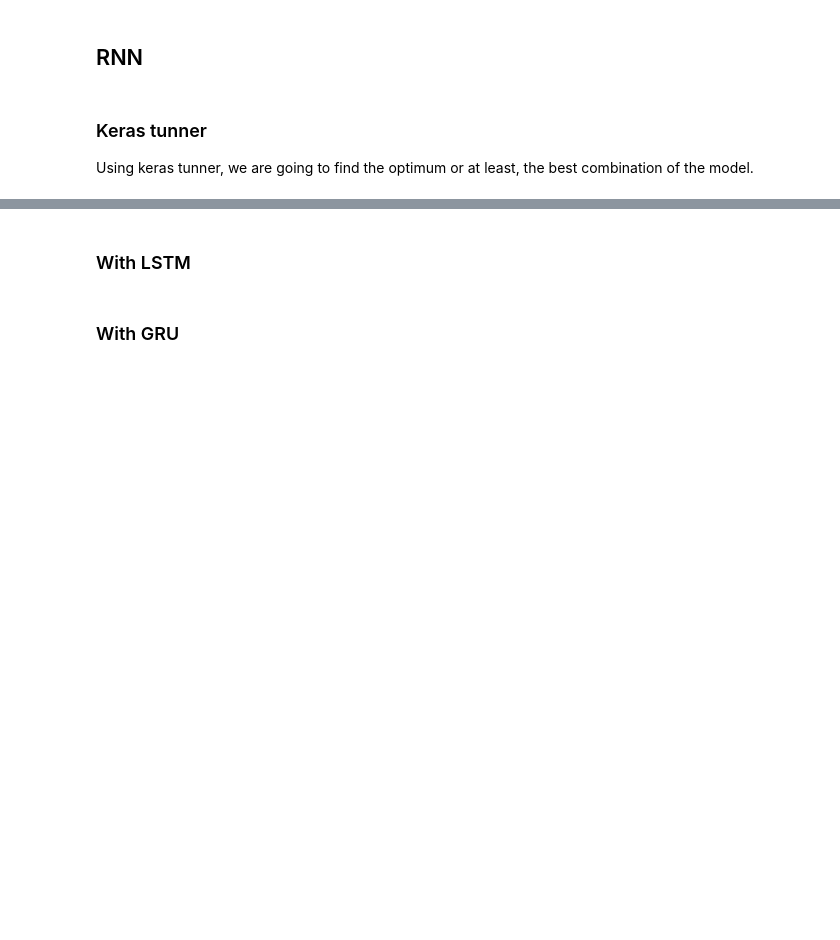
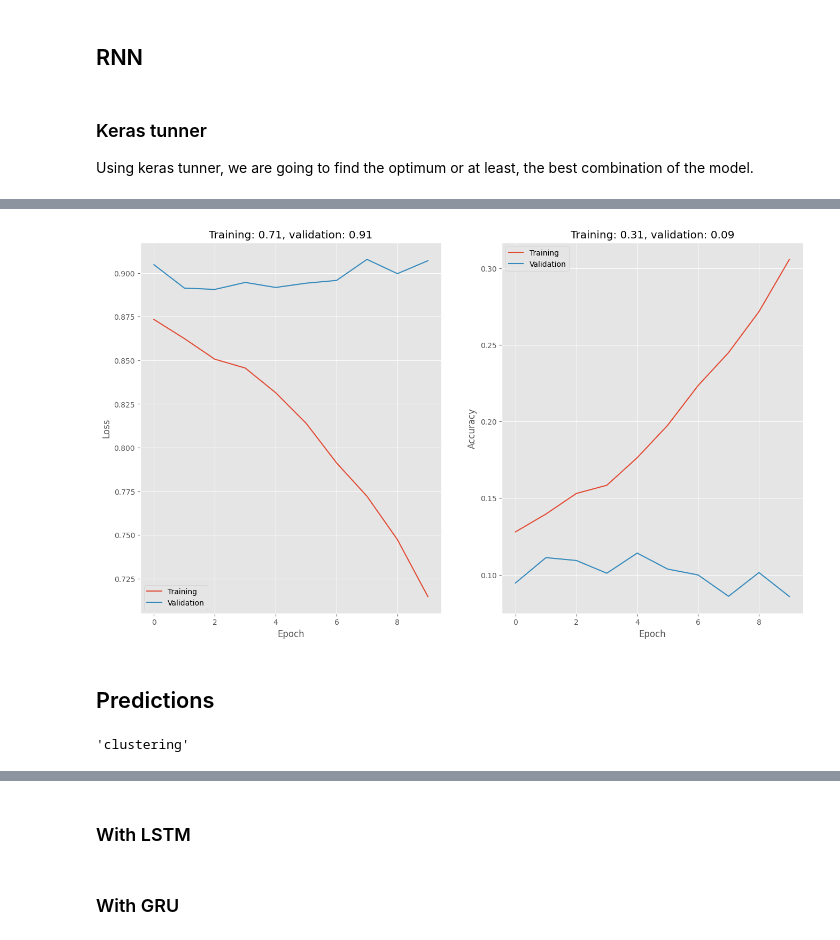
Before and after one commit to blitty-codes/AgentesInteligentes, a Jupyter notebook: neural/classificator.ipynb, the cells around one changed output, grey strips where cells are left out. Saved outputs shown, nothing was run; the diff lists cells and outputs as text; code cells hidden in the pictures; blank space fills up the shorter version.

```diff
--- a/neural/classificator.ipynb
+++ b/neural/classificator.ipynb
@@ -1150,4 +1208,6 @@ best_hps.space
  Choice(name: 'batch_size', values: [128, 256, 512], ordered: True, default: 128)]
+# %%
+batch_size = best_hps.space[-1].default
 # %%
 rnn_model = tuner.hypermodel.build(best_hps)
 # %% [output]
@@ -1155,3 +1215,13 @@ rnn_model = tuner.hypermodel.build(best_hps)
+# %%
+# create checkpoint
+rnn_checkpoint_filepath = 'rnn_model_under_100.h5'
+rnn_model_checkpoint_callback = tf.keras.callbacks.ModelCheckpoint(
+    filepath=f'checkpoints/{rnn_checkpoint_filepath}',
+    save_weights_only=True,
+    monitor='val_loss',
+    mode='min',
+    save_best_only=True
+)
 # %%
-history_best_model = execute_model(rnn_model, data, multihot_X, epochs=10, batch_size=64, validation_split=0.2, checkpoint_filepath='rnn_model_under_100.h5')
+history_best_model = execute_model(rnn_model, data, multihot_X, epochs=10, batch_size=batch_size, validation_split=0.2, model_checkpoint_callback=rnn_model_checkpoint_callback, checkpoint_filepath=rnn_checkpoint_filepath)
 # %% [output]
@@ -1162,2 +1245,7 @@ Epoch 1/10
 # %%
-plot_history(history_best_model, metric='f1')
+if history_best_model:
+    plot_history(history_best_model, metric='f1')
+# %% [output]
+[figure, added]
+# %% [markdown]
+## Predictions
@@ -1163,0 +1267,4 @@ plot_history(history_best_model, metric='f1')
+# %%
+existing_keys[0]
+# %% [output]
+'clustering'
```
Also changed, not shown: parts of 32 cells of this notebook.
